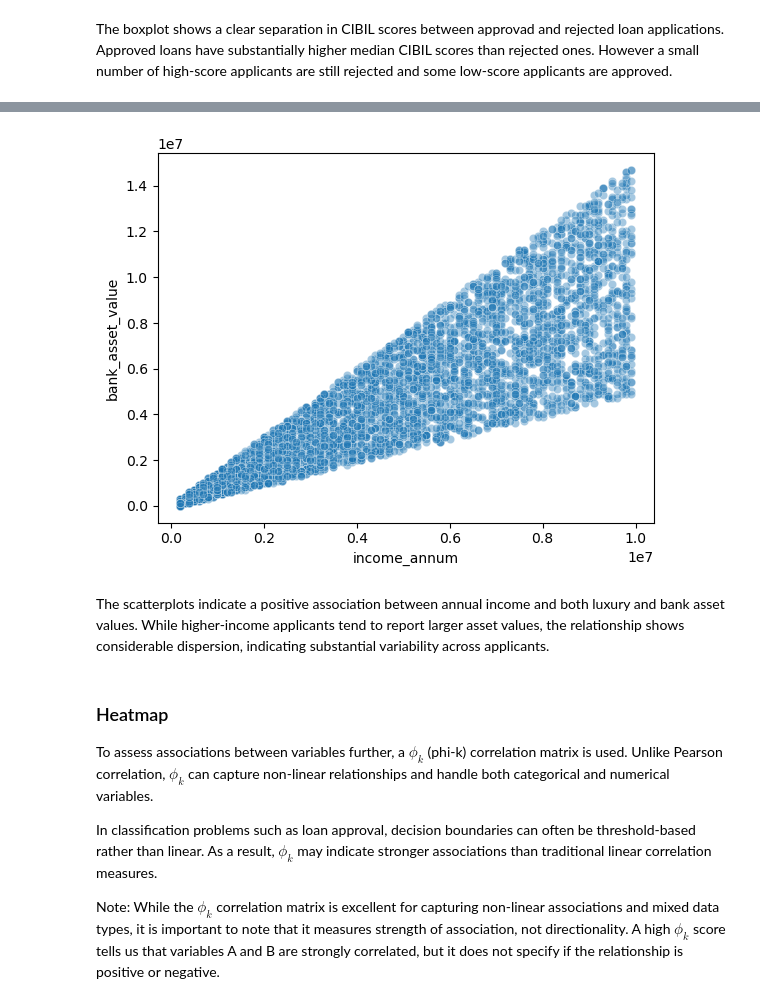
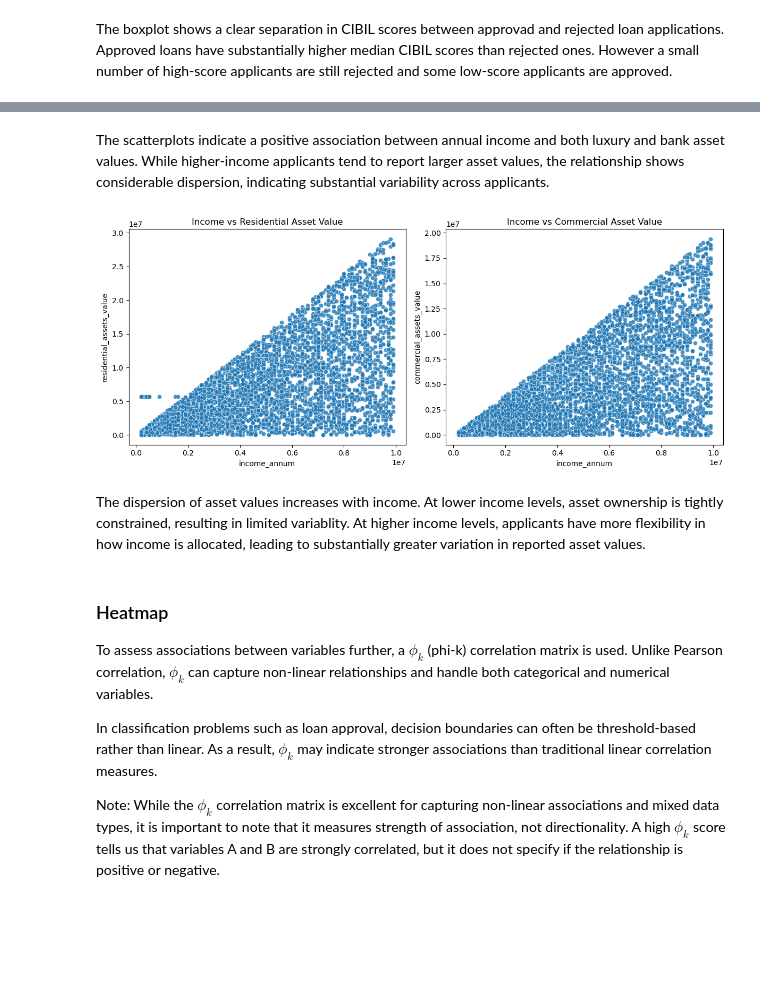
Before and after one commit to TaisyToming/data-science-projects, a Jupyter notebook: Loan Approval Prediction/Loan Approval Prediction.ipynb, the cells around one changed output, grey strips where cells are left out. Cells and saved outputs as stored; diff of their text form; code cells hidden in the pictures; blank space fills up the shorter version.

```diff
--- a/Loan Approval Prediction/Loan Approval Prediction.ipynb
+++ b/Loan Approval Prediction/Loan Approval Prediction.ipynb
@@ -213,10 +253,30 @@ plt.show()
-# %%
-sns.scatterplot(data = df, x='income_annum', y='bank_asset_value', alpha = 0.4)
-plt.show()
-# %% [output]
-[figure, removed]
 # %% [markdown]
 The scatterplots indicate a positive association between annual income and both luxury and bank asset values. While higher-income applicants tend to report larger asset values, the relationship shows considerable dispersion, indicating substantial variability across applicants.
+# %%
+fig, axes = plt.subplots(1,2, figsize = (12,5))
+sns.scatterplot(
+    data = df,
+    x = 'income_annum',
+    y = 'residential_assets_value',
+    alpha = 0.8,
+    ax = axes[0]
+)
+
+axes[0].set_title("Income vs Residential Asset Value")
+sns.scatterplot(
+    data = df,
+    x = 'income_annum',
+    y = 'commercial_assets_value',
+    alpha = 0.8,
+    ax = axes[1]
+)
+axes[1].set_title("Income vs Commercial Asset Value")
+plt.tight_layout()
+plt.show()
+# %% [output]
+[figure, added]
+# %% [markdown]
+The dispersion of asset values increases with income. At lower income levels, asset ownership is tightly constrained, resulting in limited variablity. At higher income levels, applicants have more flexibility in how income is allocated, leading to substantially greater variation in reported asset values.
 # %% [markdown]
 ### Heatmap
 
```
Also changed, not shown: parts of 29 cells of this notebook.
